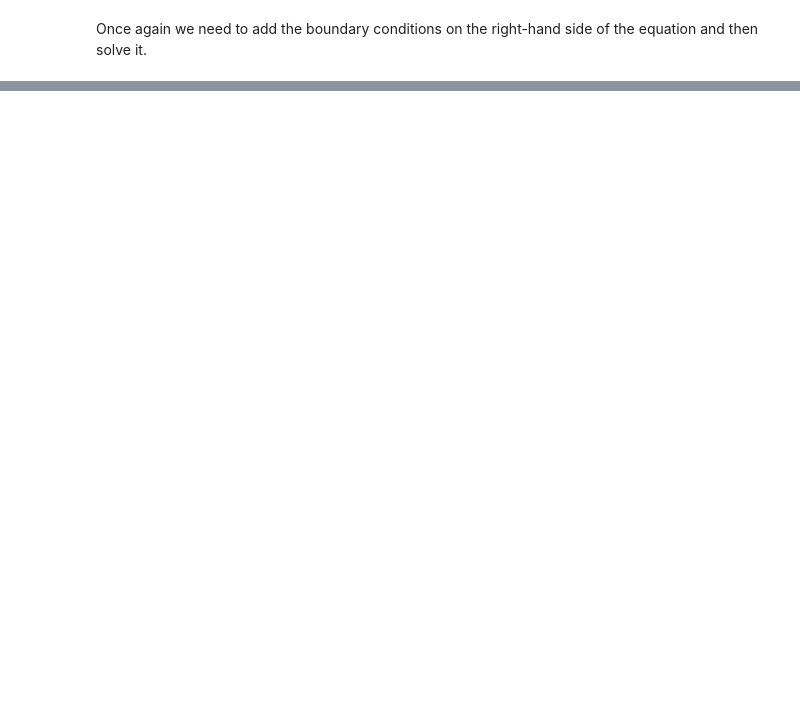
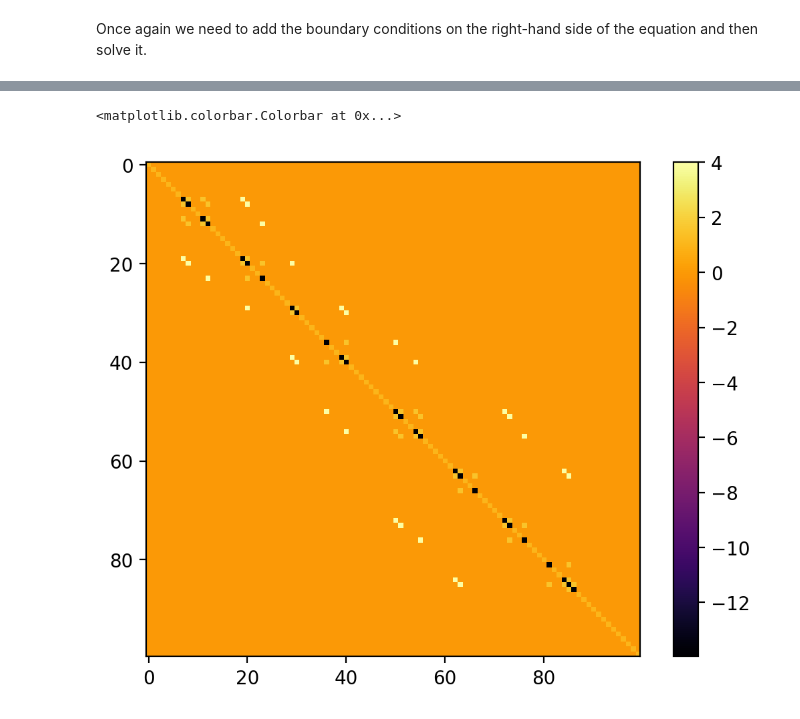
Before and after one commit to rcremese/napari-potential-field-navigation, a Jupyter notebook: lung.ipynb, the cells around one changed output, grey strips where cells are left out. Cells and saved outputs as stored; diff of their text form; code cells hidden in the pictures; blank space fills up the shorter version.

```diff
--- a/lung.ipynb
+++ b/lung.ipynb
@@ -306,0 +301,15 @@ napari.run()
+# %%
+valid_idx = (label.flat > 0) | (frontier.flat > 0)
+A = laplace_mat[valid_idx, :][:, valid_idx]
+b = rhs[valid_idx]
+# b = binary_map.flat[valid_idx]
+sol = splinalg.spsolve(A, b)
+solution = np.zeros_like(label, dtype=np.float64)
+solution.flat[valid_idx] = sol
+# %%
+plt.figure(dpi=200)
+plt.imshow(A[:100][:,:100].todense(), cmap='inferno')
+plt.colorbar()
+# %% [output]
+<matplotlib.colorbar.Colorbar at 0x...>
+[figure, added]
```
Also changed, not shown: parts of 18 cells of this notebook, 1 other file.
